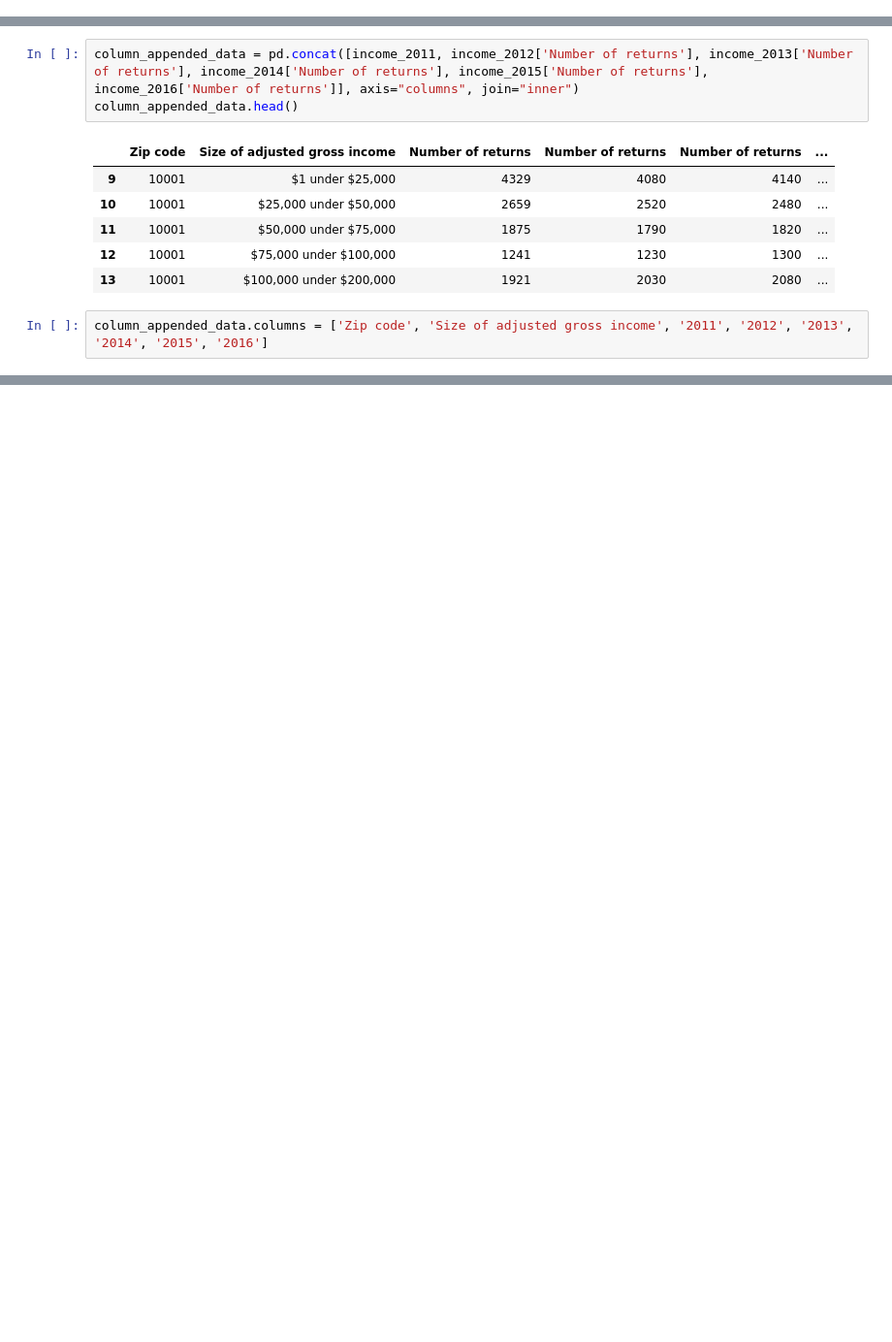
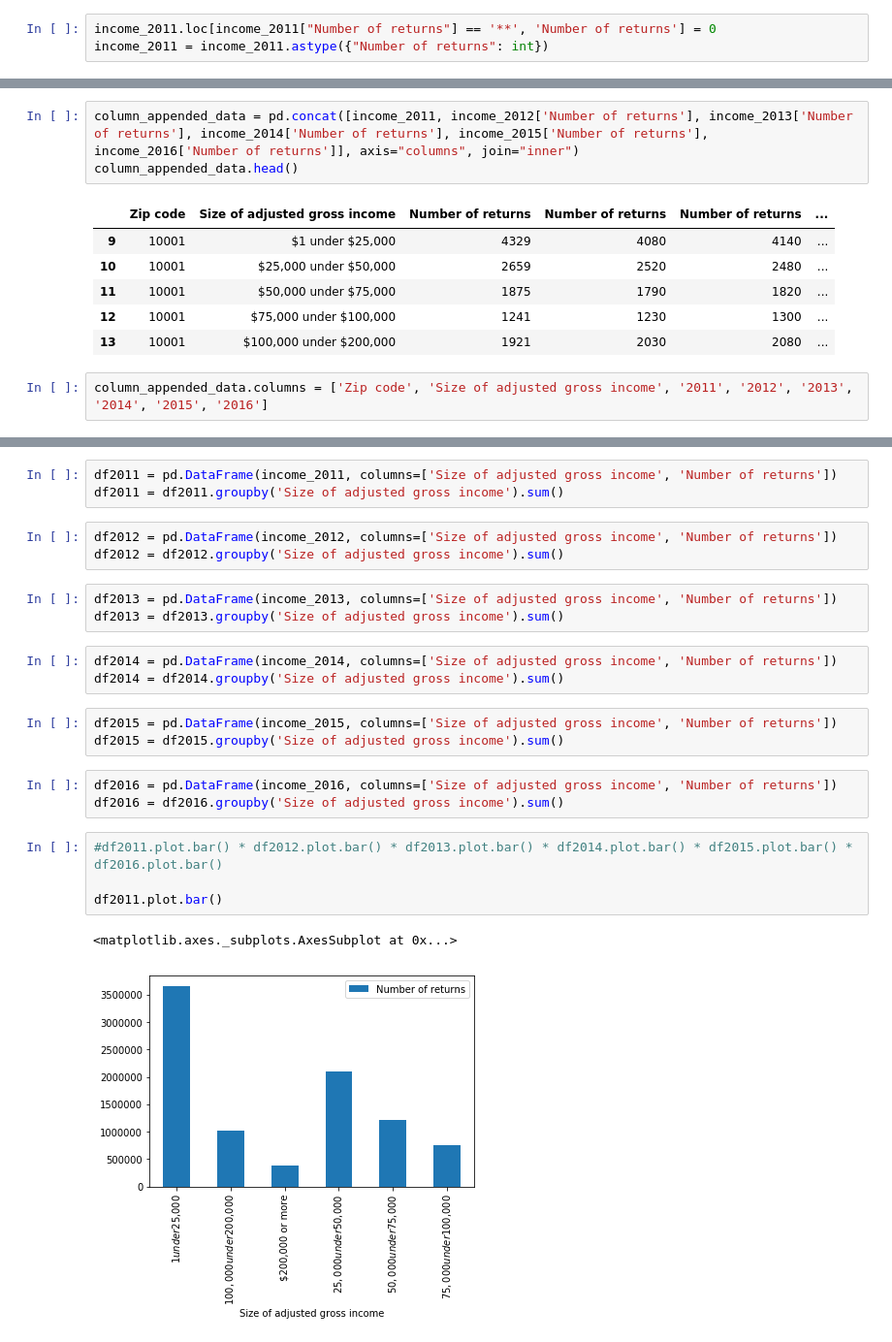
Before and after one commit to gesmith0606/three_stooges, a Jupyter notebook: code/ray_notebook.ipynb, the cells around one changed output, grey strips where cells are left out. Shown at 97% size. Cells and saved outputs as stored; diff of their text form; blank space fills up the shorter version.

```diff
--- a/code/ray_notebook.ipynb
+++ b/code/ray_notebook.ipynb
@@ -85,6 +110,9 @@ income_2011 = income_2011.dropna()
 income_2011 = income_2011.astype({"Zip code": int})
 income_2011 = income_2011.loc[income_2011['Zip code'] != 0]
 income_2011 = income_2011.loc[income_2011['Zip code'] != 99999]
+# %%
+income_2011.loc[income_2011["Number of returns"] == '**', 'Number of returns'] = 0
+income_2011 = income_2011.astype({"Number of returns": int})
 # %%
 income_2011.head()
 # %% [output]
@@ -410,0 +508,25 @@ column_appended_data.head()
+# %%
+df2011 = pd.DataFrame(income_2011, columns=['Size of adjusted gross income', 'Number of returns'])
+df2011 = df2011.groupby('Size of adjusted gross income').sum()
+# %%
+df2012 = pd.DataFrame(income_2012, columns=['Size of adjusted gross income', 'Number of returns'])
+df2012 = df2012.groupby('Size of adjusted gross income').sum()
+# %%
+df2013 = pd.DataFrame(income_2013, columns=['Size of adjusted gross income', 'Number of returns'])
+df2013 = df2013.groupby('Size of adjusted gross income').sum()
+# %%
+df2014 = pd.DataFrame(income_2014, columns=['Size of adjusted gross income', 'Number of returns'])
+df2014 = df2014.groupby('Size of adjusted gross income').sum()
+# %%
+df2015 = pd.DataFrame(income_2015, columns=['Size of adjusted gross income', 'Number of returns'])
+df2015 = df2015.groupby('Size of adjusted gross income').sum()
+# %%
+df2016 = pd.DataFrame(income_2016, columns=['Size of adjusted gross income', 'Number of returns'])
+df2016 = df2016.groupby('Size of adjusted gross income').sum()
+# %%
+#df2011.plot.bar() * df2012.plot.bar() * df2013.plot.bar() * df2014.plot.bar() * df2015.plot.bar() * df2016.plot.bar()
+
+df2011.plot.bar()
+# %% [output]
+<matplotlib.axes._subplots.AxesSubplot at 0x...>
+[figure, added]
```
Also changed, not shown: parts of 63 cells of this notebook.
